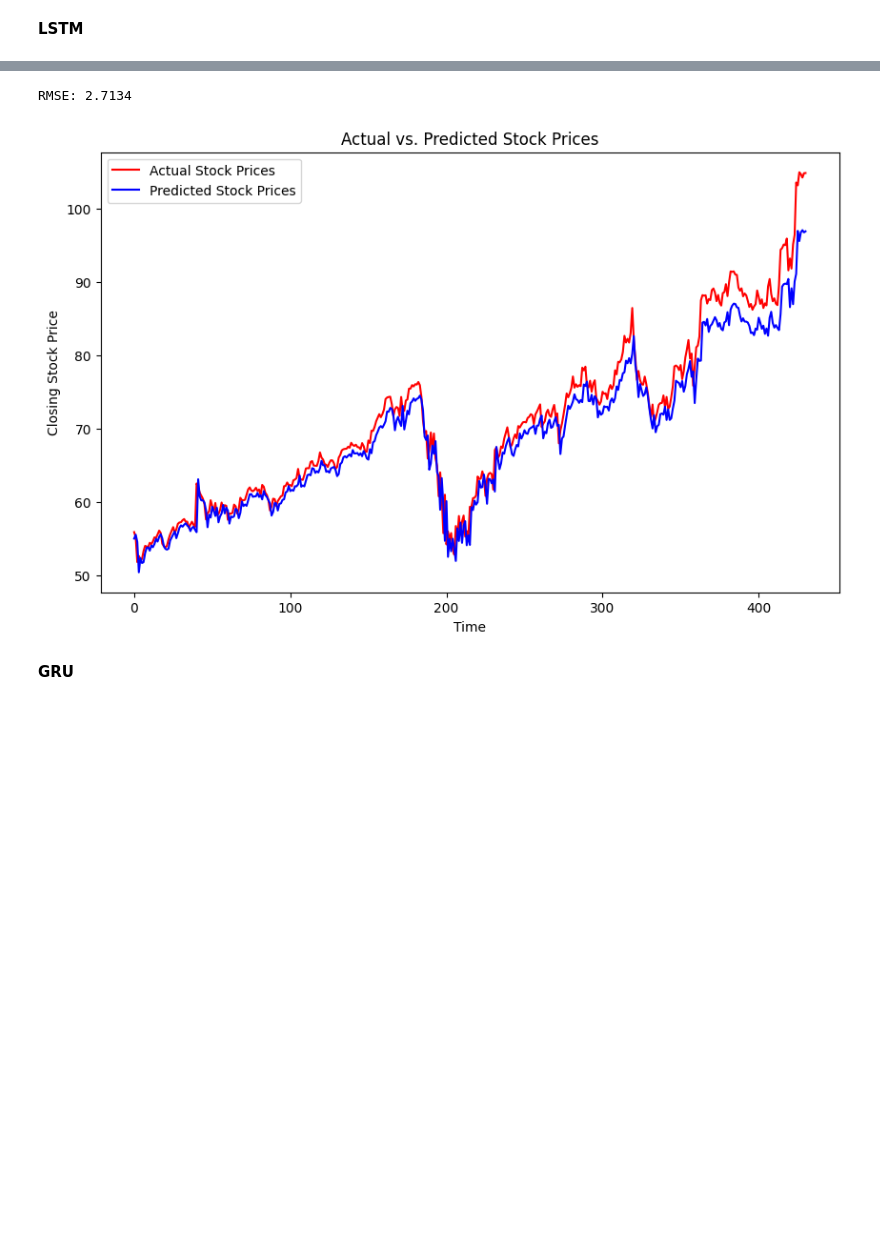
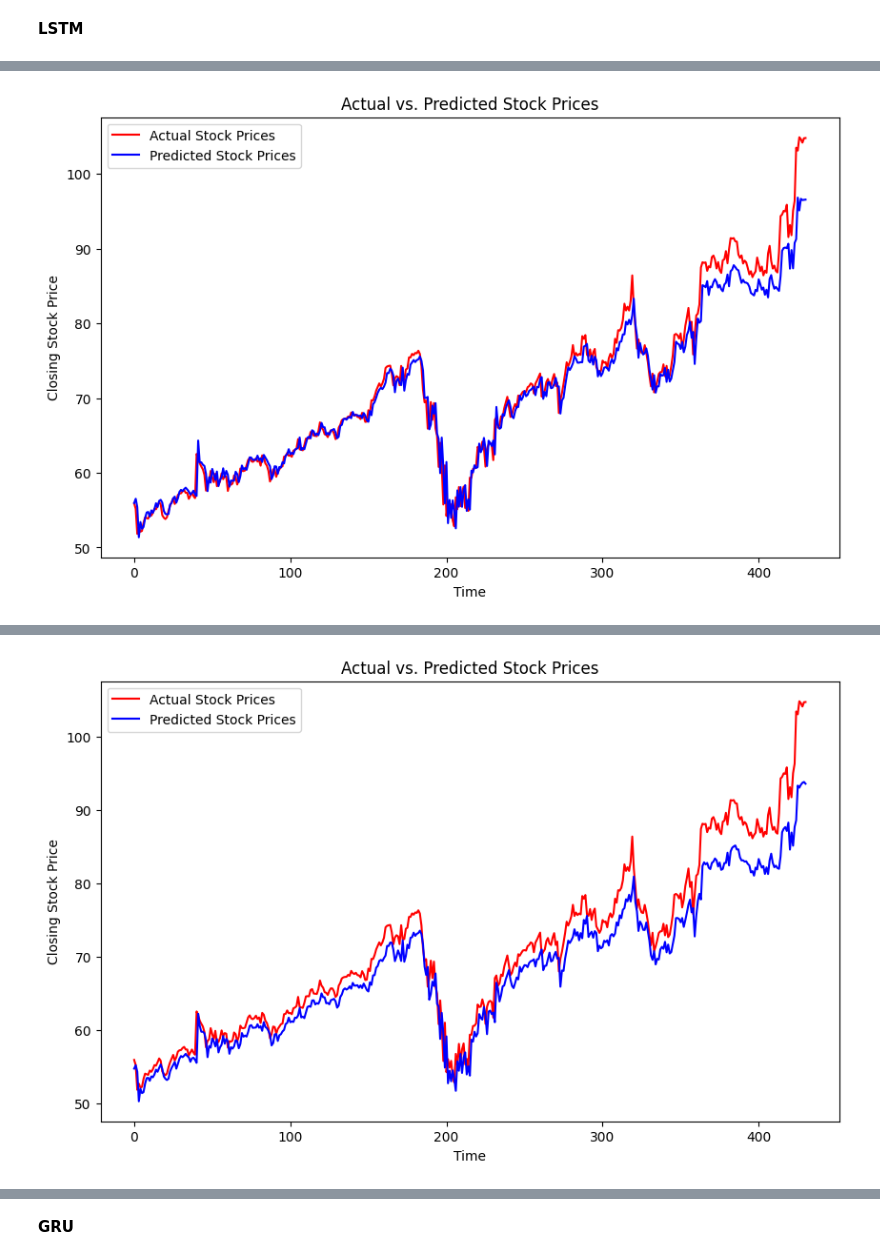
Before and after one commit to dasgauranga2/RNN-Stock-Price-Prediction, a Jupyter notebook: Assignment 3.ipynb, the cells around one changed output, grey strips where cells are left out. Saved outputs shown, nothing was run; the diff lists cells and outputs as text; code cells hidden in the pictures; blank space fills up the shorter version.

```diff
--- a/Assignment 3.ipynb
+++ b/Assignment 3.ipynb
@@ -328,11 +330,25 @@ criterion = nn.MSELoss()
 # %%
 epochs = 100
 # %%
-for epoch in range(epochs):
+for hidden_dim in [32,64,128]:
+    print(f"Training LSTM with hidden state size: {hidden_dim}")
+    model = LSTM(feature_size, hidden_dim, num_layers).to(device)
+    optimizer = torch.optim.Adam(model.parameters())
 
-    # train the model on the training set
-    train_loss = train(model, train_dataloader, criterion, optimizer)
+    for epoch in range(epochs):
 
-    if (epoch+1) % 10 == 0:
-        print(f"Epoch {epoch+1} | Train Loss: {train_loss:.6f}")
+        # train the model on the training set
+        train_loss = train(model, train_dataloader, criterion, optimizer)
+
+        if (epoch+1) % 10 == 0:
+            print(f"Epoch {epoch+1} | Train Loss: {train_loss:.6f}")
+
+    rmse = evaluate(model, valid_data, scaler)
+    if rmse < best_rmse:
+        best_rmse = rmse
+        best_model = model
+        best_model_name = 'LSTM'
+        best_hidden_dim = hidden_dim
+
+    print("\n\n")
 # %% [output]
@@ -348,0 +367 @@ Epoch 100 | Train Loss: 0.000064
+[figure, added]
@@ -348,0 +380 @@ Epoch 100 | Train Loss: 0.000064
+[figure, added]
@@ -349,12 +394,3 @@ Epoch 100 | Train Loss: 0.000064
-# %%
-rmse = evaluate(model, valid_data, scaler)
-if rmse < best_rmse:
-    best_rmse = rmse
-    best_model = model
-    best_model_name = 'LSTM'
-# %% [output]
-RMSE: 2.7134
-[figure, removed]
 # %% [markdown]
 **GRU**
 # %%
```
Also changed, not shown: parts of 7 cells of this notebook.
